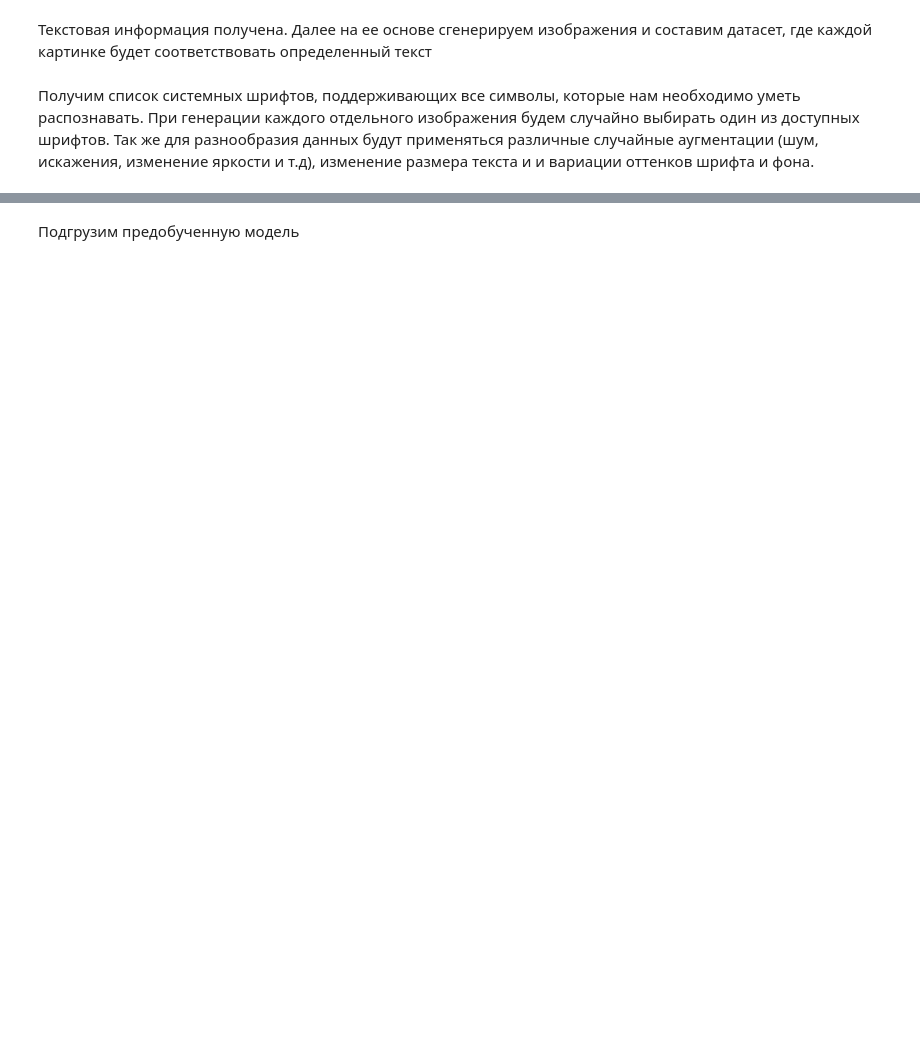
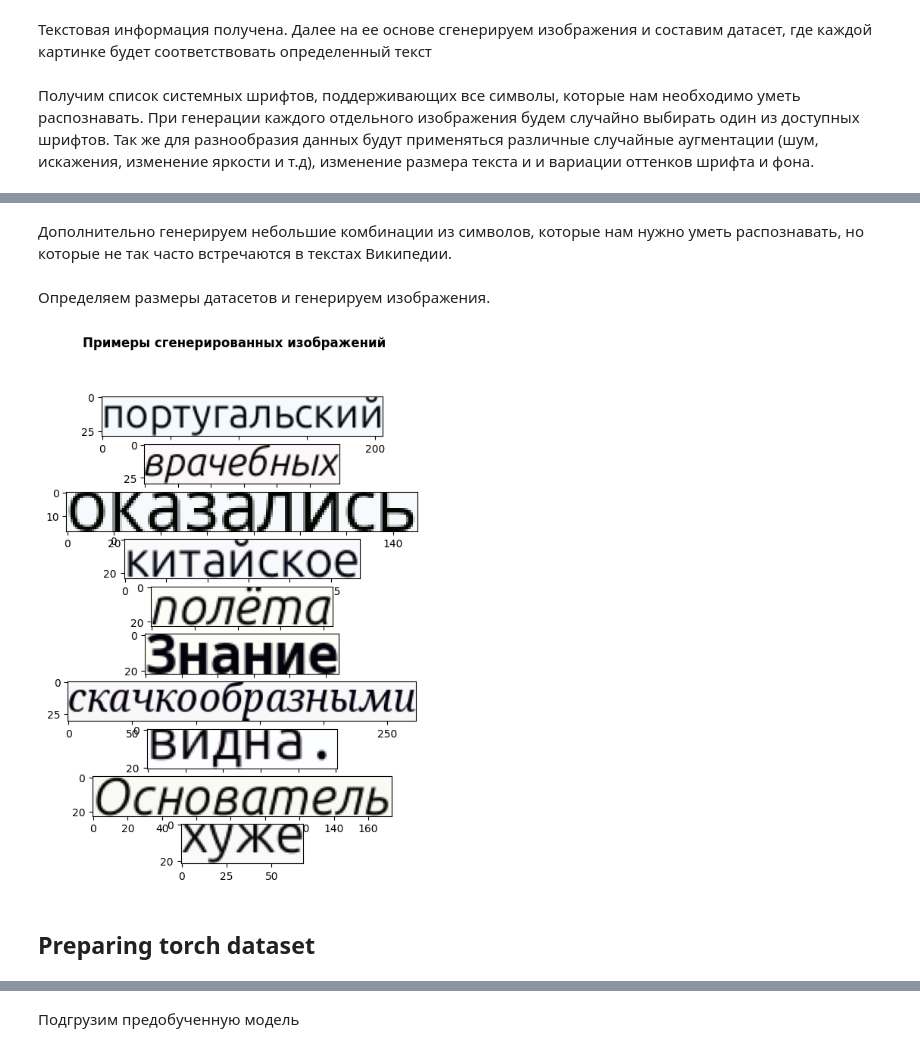
Before and after one commit to aufflammen/ocr_cyrillic, a Jupyter notebook: notebook.ipynb, the cells around one changed output, grey strips where cells are left out. Cells and saved outputs as stored; diff of their text form; code cells hidden in the pictures; blank space fills up the shorter version.

```diff
--- a/notebook.ipynb
+++ b/notebook.ipynb
@@ -386,10 +373,0 @@ generate_dataset(PATH_DATASET.joinpath('test'), good_fonts, phrases, img_height,
-# %%
-random_img = random.choices(list(PATH_DATASET.joinpath('train').rglob('*.png')), k=10)
-
-fig, axes = plt.subplots(len(random_img), figsize=(8, 8))
-fig.suptitle('Примеры сгенерированных изображений', fontweight='bold')
-for ax, path_img in zip(axes.flat, random_img):
-    img = Image.open(path_img)
-    ax.imshow(img, cmap='gray')
-    ax.axis('off')
-plt.show()
@@ -407,8 +373,0 @@ plt.show()
-# %%
-img = PATH_DATASET.joinpath('test_document', '01.png')
-img = Image.open(img)
-plt.figure(figsize=(10, 10))
-plt.title('Пример страницы', fontweight='bold')
-plt.imshow(img)
-plt.axis('off')
-plt.show()
@@ -514,0 +408,2 @@ def get_predict_eacyocr(reader, dataset_elt, mode='readtext', image_size=7):
+# %% [markdown]
+Дополнительно генерируем небольшие комбинации из символов, которые нам нужно уметь распознавать, но которые не так часто встречаются в текстах Википедии.
@@ -514,0 +418,2 @@ def get_predict_eacyocr(reader, dataset_elt, mode='readtext', image_size=7):
+# %% [markdown]
+Определяем размеры датасетов и генерируем изображения.
@@ -514,0 +436,14 @@ def get_predict_eacyocr(reader, dataset_elt, mode='readtext', image_size=7):
+# %%
+random_img = random.choices(list(PATH_DATASET.joinpath('train').rglob('*.png')), k=10)
+
+fig, axes = plt.subplots(len(random_img), figsize=(8, 8))
+fig.suptitle('Примеры сгенерированных изображений', fontweight='bold')
+for ax, path_img in zip(axes.flat, random_img):
+    img = Image.open(path_img)
+    ax.imshow(img)
+    # ax.axis('off')
+plt.show()
+# %% [output]
+[figure, added]
+# %% [markdown]
+## Preparing torch dataset
```
Also changed, not shown: parts of 89 cells of this notebook, 14 other files.
